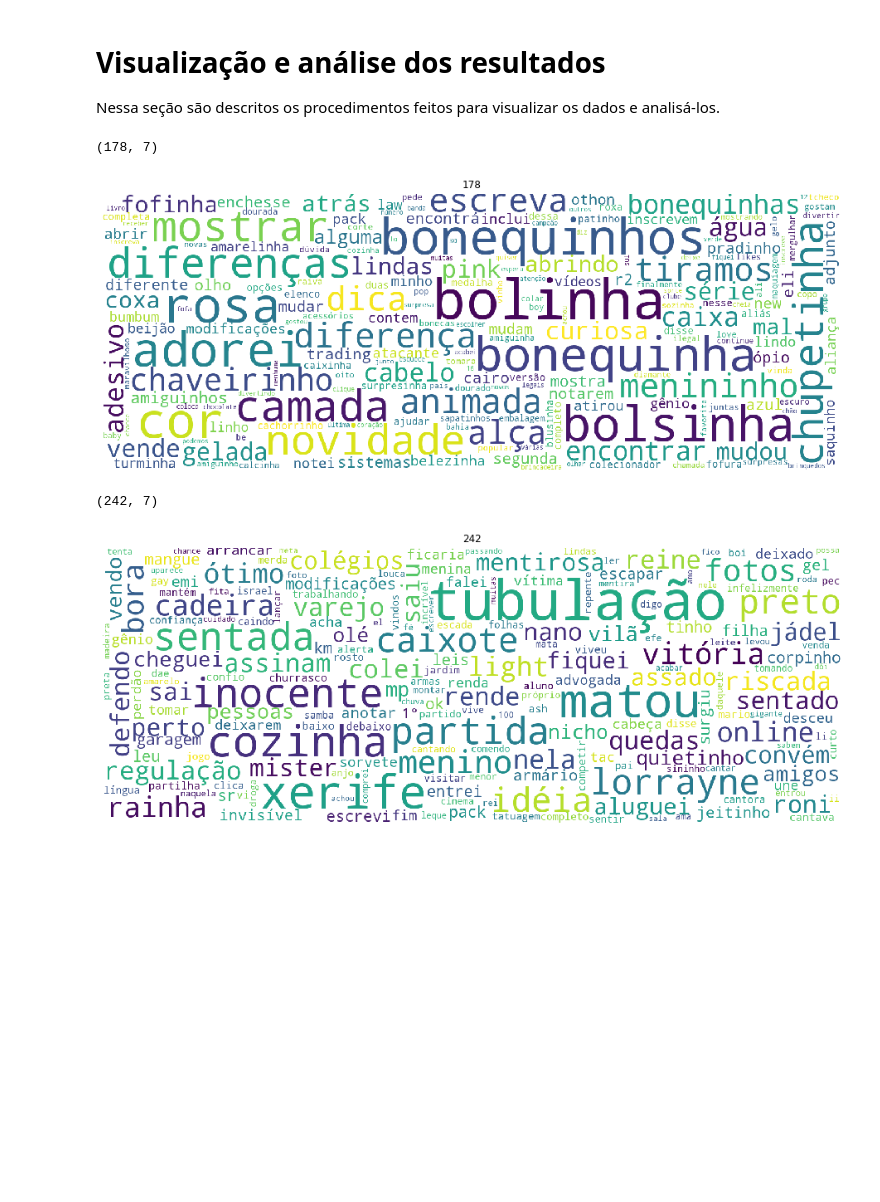
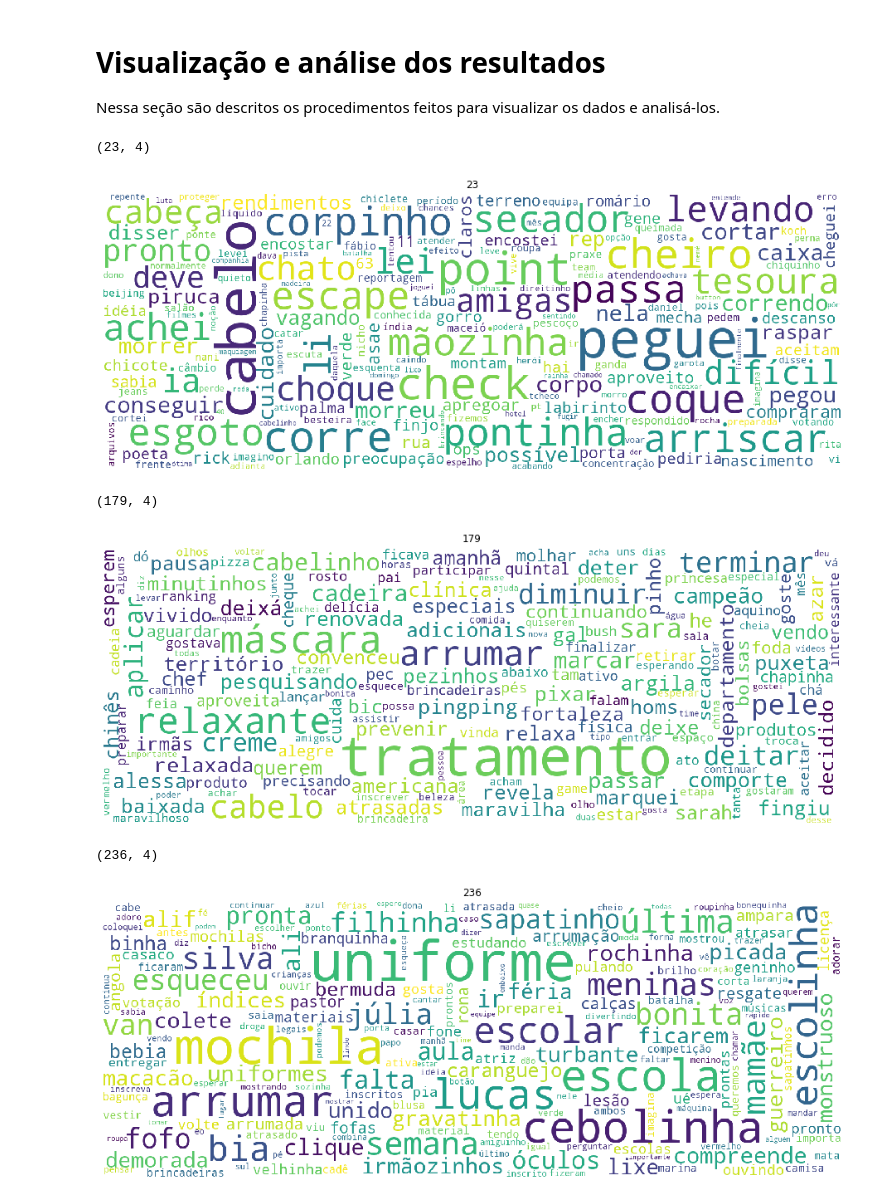
Before and after one commit to mathocosta/TCC, a Jupyter notebook: TCC.ipynb, the cells around one changed output. Drawn from its saved outputs; the diff is of its cells as text; code cells hidden in the pictures; blank space fills up the shorter version.

```diff
--- a/TCC.ipynb
+++ b/TCC.ipynb
@@ -239,8 +239,8 @@ X = []
 for words_and_weight in topn_words_from_texts:
     # Precisa dessa verificação pois alguns textos vieram vazios
     text_words = list(words_and_weight.keys())
-    textIsEmpty = not text_words
-    if not textIsEmpty:
+    empty_text = not text_words
+    if not empty_text:
         text_vector = text_vectorizer(text_words, glove_model)
         X.append(text_vector)
 # %% [markdown]
@@ -316,36 +315,42 @@ def find_other_text(cluster):
         selected_object = random.choice(list(enumerate(y_kmeans)))
         current_cluster = selected_object[1]
 
     return selected_object
 
 def show_wordcloud(wc_image, identifier):
     plt.figure(figsize=(16,9))
     plt.imshow(wc_image)
     plt.axis("off")
     plt.title(identifier)
     plt.show()
 
-first_text = (178, 7)
-second_text = find_other_text(first_text[1])
+# first_text = random.choice(list(enumerate(y_kmeans)))
+first_text = (23, 4)
+second_text = (179, 4)
+third_text = (236, 4)
 
 wc = WordCloud(
     max_font_size=120,
     width=1600,
     height=600,
     background_color='white',
     stopwords=stopwords_and_punctuation
 )
 
 print(first_text)
 # show_wordcloud(wc.generate(processed_texts[first_text[0]]))
 show_wordcloud(wc.generate_from_frequencies(topn_words_from_texts[first_text[0]]), first_text[0])
 
 print(second_text)
 show_wordcloud(wc.generate_from_frequencies(topn_words_from_texts[second_text[0]]), second_text[0])
 
+print(third_text)
+show_wordcloud(wc.generate_from_frequencies(topn_words_from_texts[third_text[0]]), third_text[0])
 # [print(index) for index, cluster in enumerate(y_kmeans) if cluster == 7]
 # %% [output]
-(178, 7)
+(23, 4)
-[figure, old version]
+[figure, new version]
-(242, 7)
+(179, 4)
-[figure, old version]
+[figure, new version]
+(236, 4)
+[figure, added]
```
Also changed, not shown: parts of 3 cells of this notebook.
